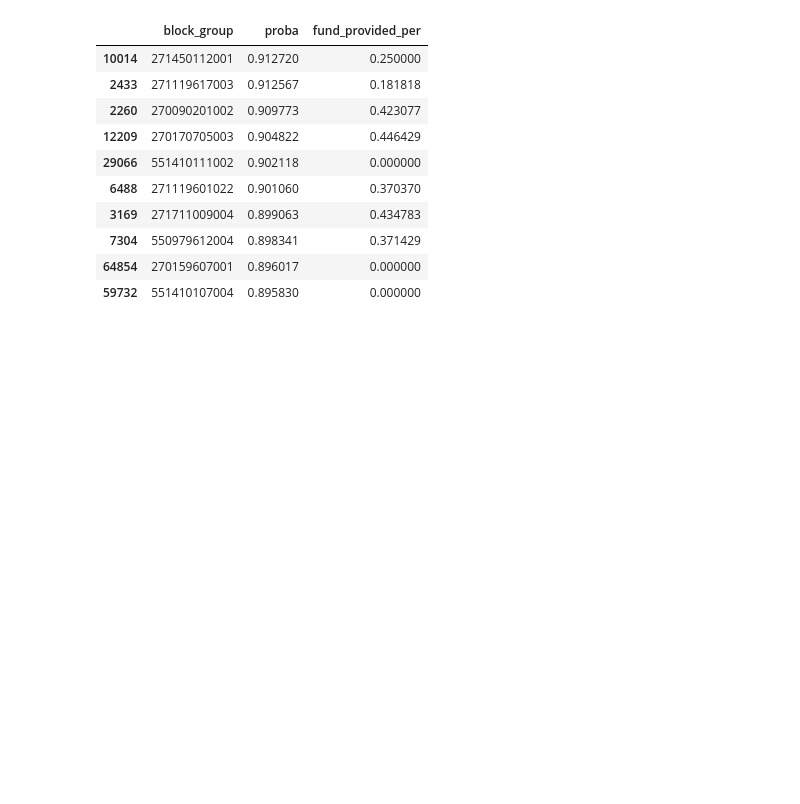
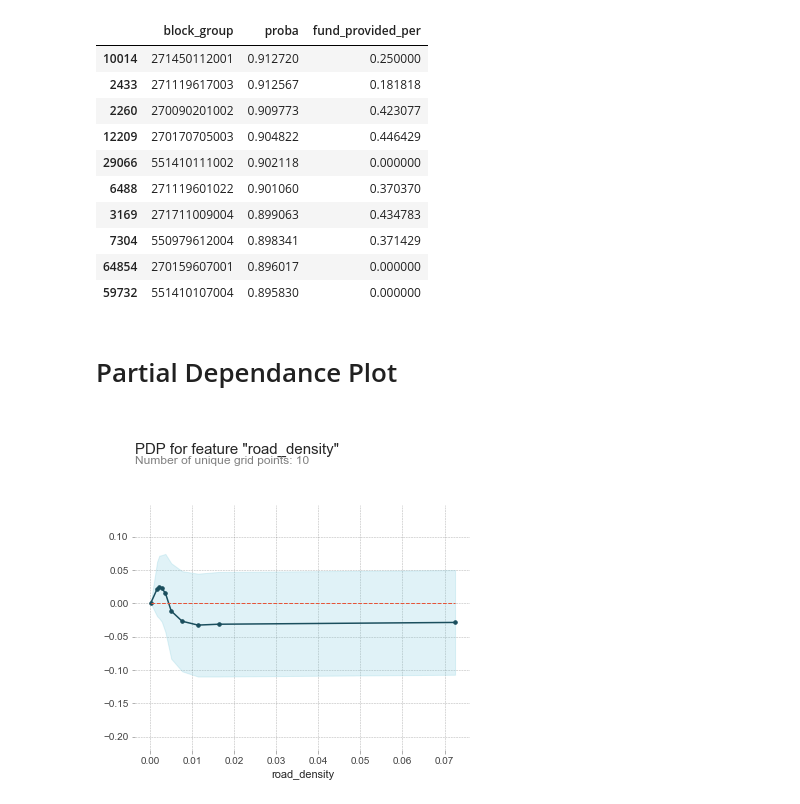
Before and after one commit to fccdsicapstone/data-exploration, a Jupyter notebook: fund_prediction_model.ipynb, the cells around one changed output. Cells and saved outputs as stored; diff of their text form; code cells hidden in the pictures; blank space fills up the shorter version.

```diff
--- a/fund_prediction_model.ipynb
+++ b/fund_prediction_model.ipynb
@@ -318,3 +318,5 @@ prediction.head(10)
 | 7304 | 550979612004 | 0.898341 | 0.371429 |
 | 64854 | 270159607001 | 0.896017 | 0.000000 |
 | 59732 | 551410107004 | 0.895830 | 0.000000 |
+# %% [markdown]
+# Partial Dependance Plot
@@ -320,0 +330,11 @@ prediction.head(10)
+# %%
+def make_pdp(feature):
+    pdp_feature = pdp.pdp_isolate(
+        model=grid_search_balanced.best_estimator_, dataset=X_train, model_features=X_train.columns, feature=feature)
+    fig, axes = pdp.pdp_plot(pdp_feature, feature)
+    fig.set_size_inches(6, 6)
+    fig.savefig('pdp/'+feature+'.png')
+# %%
+make_pdp('road_density')
+# %% [output]
+[figure, added]
```
Also changed, not shown: parts of 4 cells of this notebook.
